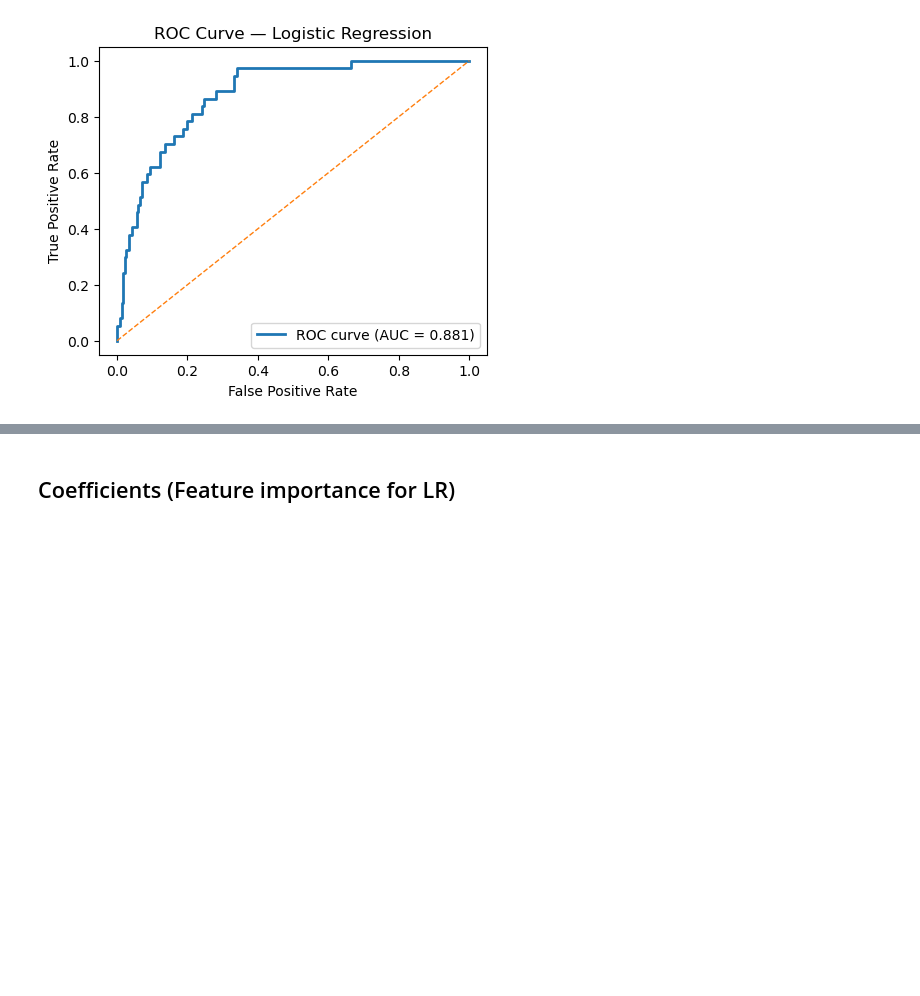
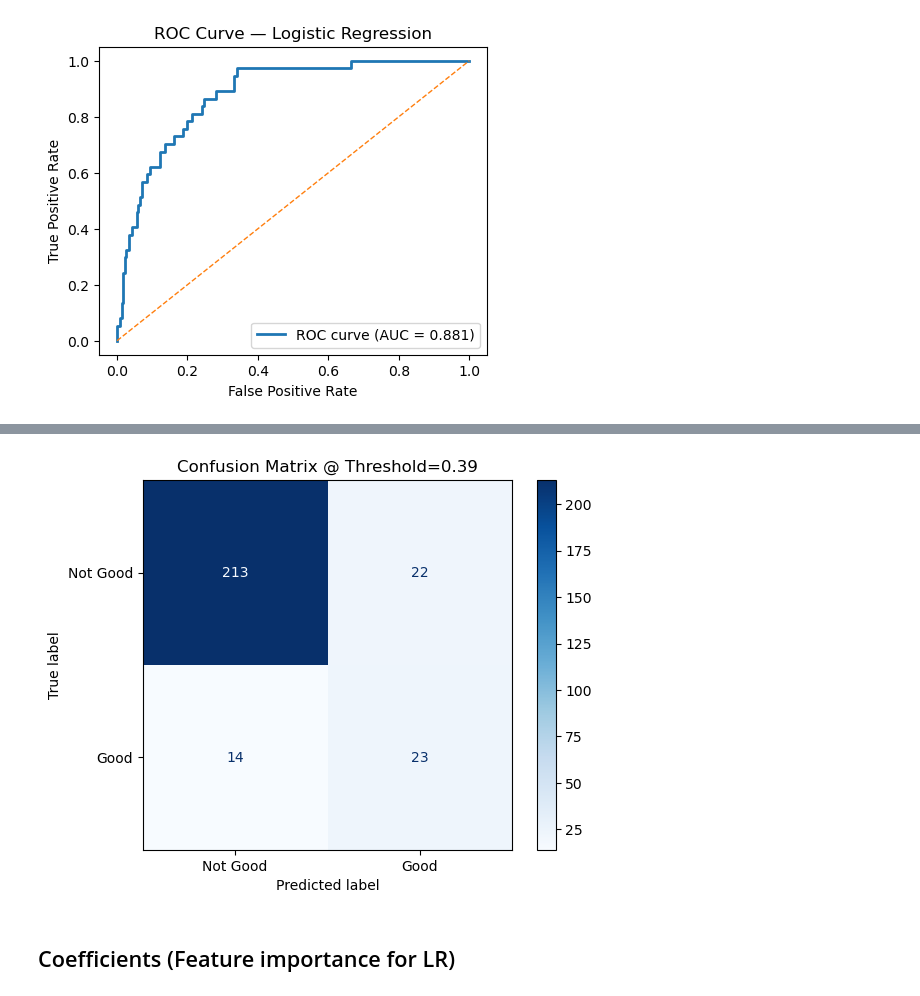
Before and after one commit to SherinDZerogithub/ML-Wine-Predicting-Model-CS1, a Jupyter notebook: wine_quality_predicting_model/notebooks/FC211032_VidusahanPerera/logistic-regression.ipynb, the cells around one changed output, grey strips where cells are left out. Drawn from its saved outputs; the diff is of its cells as text; code cells hidden in the pictures; blank space fills up the shorter version.

```diff
--- a/wine_quality_predicting_model/notebooks/FC211032_VidusahanPerera/logistic-regression.ipynb
+++ b/wine_quality_predicting_model/notebooks/FC211032_VidusahanPerera/logistic-regression.ipynb
@@ -368,0 +368,23 @@ weighted avg      0.851     0.875     0.844       272
+# %%
+# Tune the decision threshold to improve F1 / recall
+
+prec, rec, thr = precision_recall_curve(y_test, y_proba)
+f1 = (2 * prec[:-1] * rec[:-1]) / (prec[:-1] + rec[:-1] + 1e-12)
+best_idx = f1.argmax()
+best_thr = float(thr[best_idx])
+
+print(f"Best F1 threshold: {best_thr:.3f}, F1={f1[best_idx]:.3f}, "
+      f"Precision={prec[best_idx]:.3f}, Recall={rec[best_idx]:.3f}")
+
+# Re-evaluate metrics at tuned threshold
+y_pred = (y_proba >= best_thr).astype(int)
+acc = accuracy_score(y_test, y_pred)
+prec_at = precision_score(y_test, y_pred, zero_division=0)
+rec_at  = recall_score(y_test, y_pred, zero_division=0)
+f1_at   = (2 * prec_at * rec_at) / (prec_at + rec_at + 1e-12)
+
+print("\n@ tuned threshold")
+print(f"Accuracy : {acc:.3f}")
+print(f"Precision: {prec_at:.3f}")
+print(f"Recall   : {rec_at:.3f}")
+print(f"F1       : {f1_at:.3f}")
@@ -369,3 +399,11 @@ weighted avg      0.851     0.875     0.844       272
+# %%
+cm = confusion_matrix(y_test, y_pred)
+disp = ConfusionMatrixDisplay(confusion_matrix=cm, display_labels=["Not Good", "Good"])
+disp.plot(cmap="Blues")
+plt.title(f"Confusion Matrix @ Threshold={best_thr:.2f}")
+plt.show()
+# %% [output]
+[figure, added]
 # %% [markdown]
 ## Coefficients (Feature importance for LR)
 # %%
```
Also changed, not shown: parts of 9 cells of this notebook, 2 other files.
